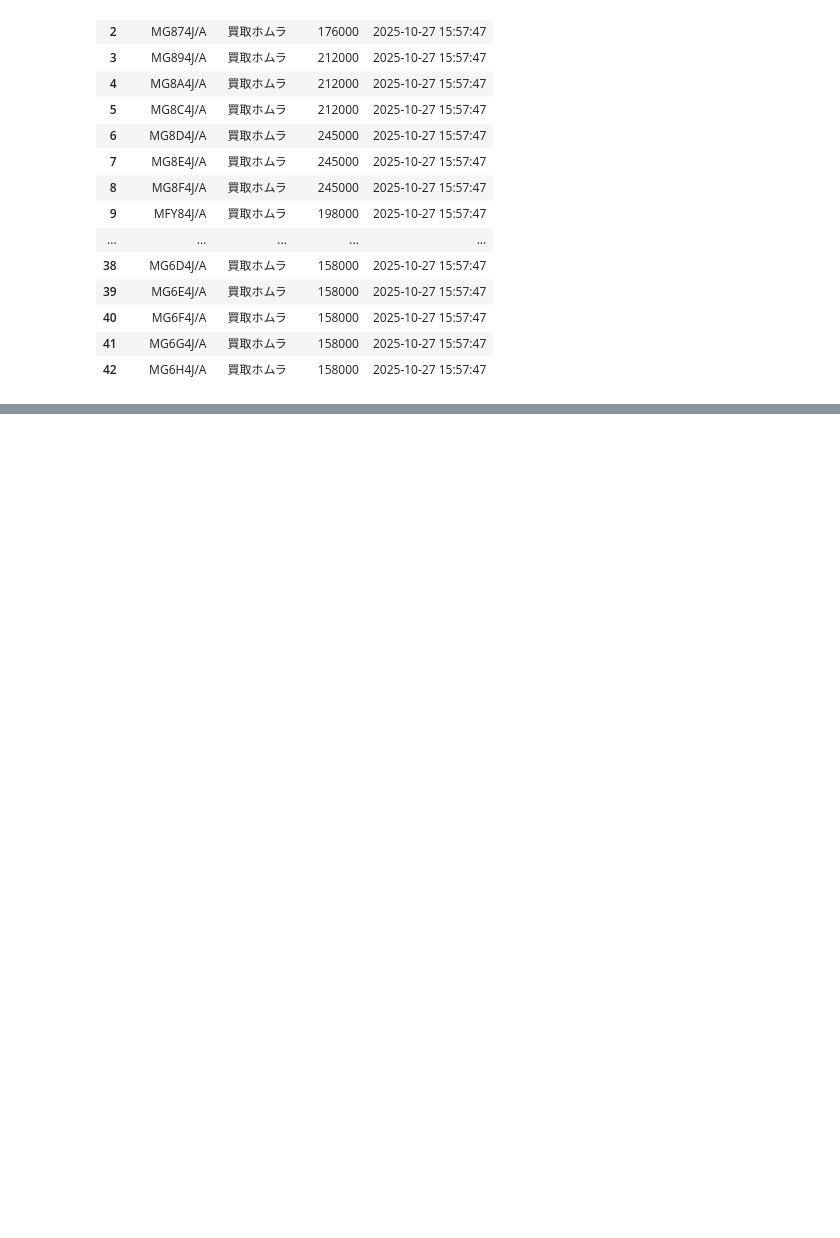
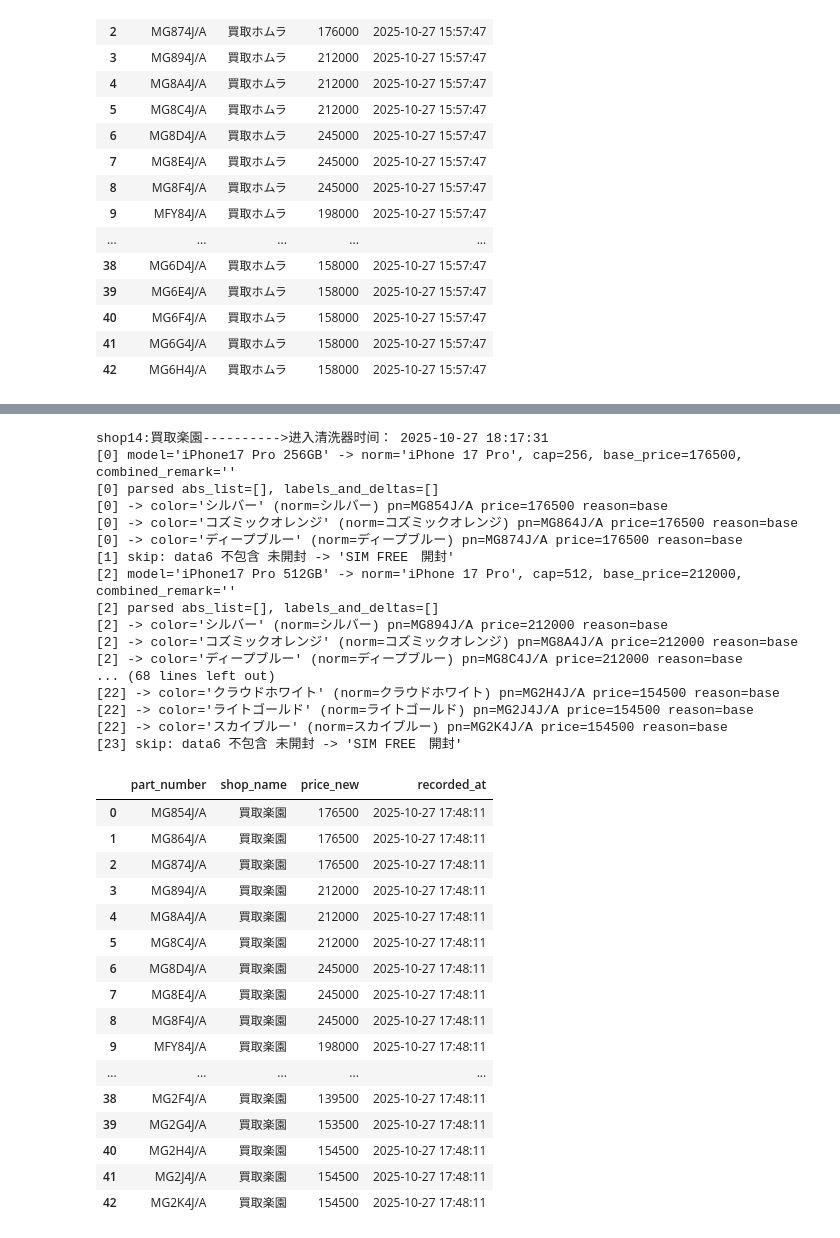
Before and after one commit to zhujiansamuel/YamagotiProjects, a Jupyter notebook: 清洗器验证.ipynb, the cells around one changed output, grey strips where cells are left out. Saved outputs shown, nothing was run; the diff lists cells and outputs as text; code cells hidden in the pictures; blank space fills up the shorter version.

```diff
--- a/清洗器验证.ipynb
+++ b/清洗器验证.ipynb
@@ -502,0 +955,38 @@ DEBUG: 完成 clean_shop7, 产出行数: 43
+# %%
+res = clean_shop14(df_14)
+res
+# %% [output]
+shop14:買取楽園---------->进入清洗器时间： 2025-10-27 18:17:31
+[0] model='iPhone17 Pro 256GB' -> norm='iPhone 17 Pro', cap=256, base_price=176500, combined_remark=''
+[0] parsed abs_list=[], labels_and_deltas=[]
+[0] -> color='シルバー' (norm=シルバー) pn=MG854J/A price=176500 reason=base
+[0] -> color='コズミックオレンジ' (norm=コズミックオレンジ) pn=MG864J/A price=176500 reason=base
+[0] -> color='ディープブルー' (norm=ディープブルー) pn=MG874J/A price=176500 reason=base
+[1] skip: data6 不包含 未開封 -> 'SIM FREE　開封'
+[2] model='iPhone17 Pro 512GB' -> norm='iPhone 17 Pro', cap=512, base_price=212000, combined_remark=''
+[2] parsed abs_list=[], labels_and_deltas=[]
+[2] -> color='シルバー' (norm=シルバー) pn=MG894J/A price=212000 reason=base
+[2] -> color='コズミックオレンジ' (norm=コズミックオレンジ) pn=MG8A4J/A price=212000 reason=base
+[2] -> color='ディープブルー' (norm=ディープブルー) pn=MG8C4J/A price=212000 reason=base
+... (68 lines left out)
+[22] -> color='クラウドホワイト' (norm=クラウドホワイト) pn=MG2H4J/A price=154500 reason=base
+[22] -> color='ライトゴールド' (norm=ライトゴールド) pn=MG2J4J/A price=154500 reason=base
+[22] -> color='スカイブルー' (norm=スカイブルー) pn=MG2K4J/A price=154500 reason=base
+[23] skip: data6 不包含 未開封 -> 'SIM FREE　開封'
+|  | part_number | shop_name | price_new | recorded_at |
+| 0 | MG854J/A | 買取楽園 | 176500 | 2025-10-27 17:48:11 |
+| 1 | MG864J/A | 買取楽園 | 176500 | 2025-10-27 17:48:11 |
+| 2 | MG874J/A | 買取楽園 | 176500 | 2025-10-27 17:48:11 |
+| 3 | MG894J/A | 買取楽園 | 212000 | 2025-10-27 17:48:11 |
+| 4 | MG8A4J/A | 買取楽園 | 212000 | 2025-10-27 17:48:11 |
+| 5 | MG8C4J/A | 買取楽園 | 212000 | 2025-10-27 17:48:11 |
+| 6 | MG8D4J/A | 買取楽園 | 245000 | 2025-10-27 17:48:11 |
+| 7 | MG8E4J/A | 買取楽園 | 245000 | 2025-10-27 17:48:11 |
+| 8 | MG8F4J/A | 買取楽園 | 245000 | 2025-10-27 17:48:11 |
+| 9 | MFY84J/A | 買取楽園 | 198000 | 2025-10-27 17:48:11 |
+| ... | ... | ... | ... | ... |
+| 38 | MG2F4J/A | 買取楽園 | 139500 | 2025-10-27 17:48:11 |
+| 39 | MG2G4J/A | 買取楽園 | 153500 | 2025-10-27 17:48:11 |
+| 40 | MG2H4J/A | 買取楽園 | 154500 | 2025-10-27 17:48:11 |
+| 41 | MG2J4J/A | 買取楽園 | 154500 | 2025-10-27 17:48:11 |
+| 42 | MG2K4J/A | 買取楽園 | 154500 | 2025-10-27 17:48:11 |
```
Also changed, not shown: parts of 2 cells of this notebook, 1 other file.
